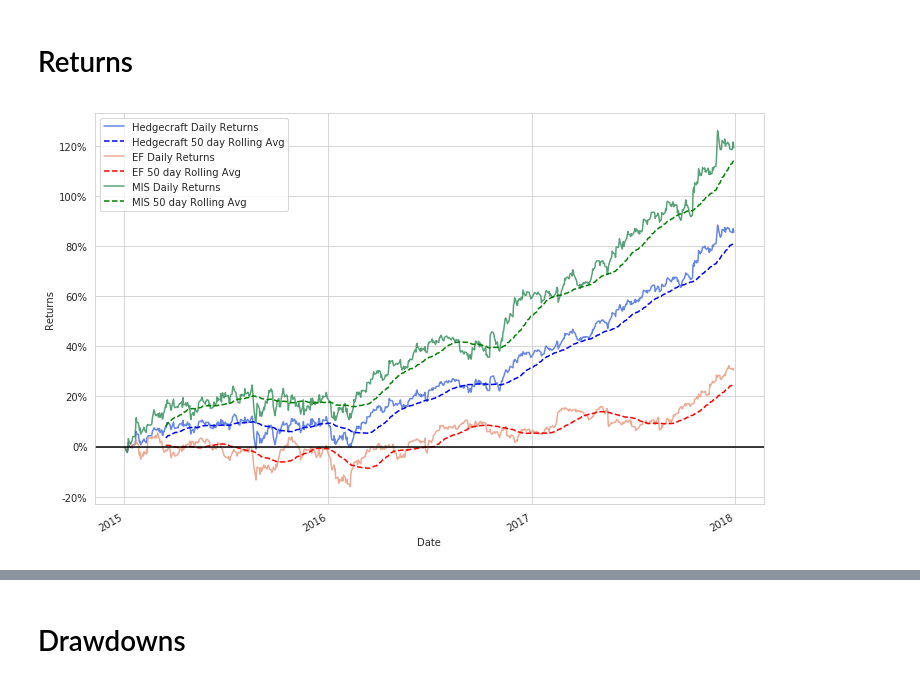
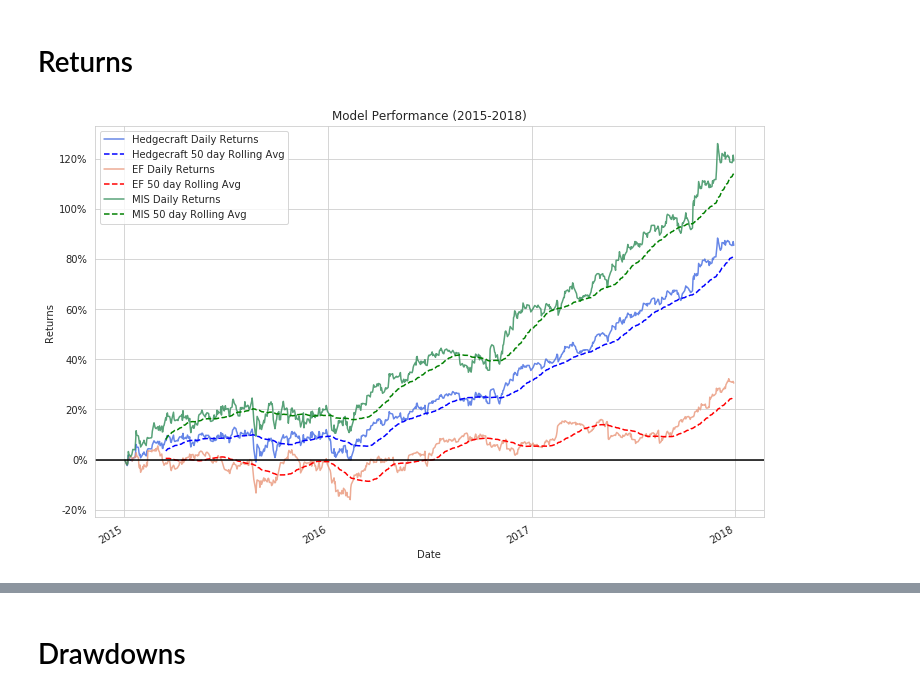
Before and after one commit to mayabenowitz/Hedgecraft, a Jupyter notebook: notebooks/Hedgecraft.ipynb, the cells around one changed output, grey strips where cells are left out. Saved outputs shown, nothing was run; the diff lists cells and outputs as text; code cells hidden in the pictures.

```diff
--- a/notebooks/Hedgecraft.ipynb
+++ b/notebooks/Hedgecraft.ipynb
@@ -1071,43 +1071,33 @@ weights = nx.communicability_betweenness_centrality(H_master)
 # dictionary comprehension of communicability centrality for the maximum independent set
 mis_weights = {key: weights[key] for key in list(max_ind_set)}
 
-# iterates over the key, value pairs in the weights dict
-for key, value in weights.items():
+def centrality_to_weights(weights):
 
-    # takes the inverse of the communicability betweeness centrality of each asset
-    weights[key] = 1/value
+    # iterates over the key, value pairs in the weights dict
+    for key, value in weights.items():
 
-# normalization parameter for all weights to add to 1
-norm = 1.0 / sum(weights.values())
+        # takes the inverse of the communicability betweeness centrality of each asset
+        weights[key] = 1/value
 
-# iterates over the keys (stocks) in the weights dict
-for key in weights:
+    # normalization parameter for all weights to add to 1
+    norm = 1.0 / sum(weights.values())
 
-    # updates each key value to the normalized value and rounds to 3 decimal places
-    weights[key] = round(weights[key] * norm, 3)
+    # iterates over the keys (stocks) in the weights dict
+    for key in weights:
+
+        # updates each key value to the normalized value and rounds to 3 decimal places
+        weights[key] = round(weights[key] * norm, 3)
+
+    return weights
+
+print(centrality_to_weights(weights))
 
 ##########################################################################################
 # Hedgecraft MIS weights
 ##########################################################################################
 
-# iterates over every key, value pair in mis_weights dict
-for key, value in mis_weights.items():
-
-    # takes the inverse of the communicability betweeness centrality of each asset
-    mis_weights[key] = 1/value
-
-# normalization parameter for all mis weights to add to 1
-mis_norm = 1.0 / sum(mis_weights.values())
-
-# iterates over the keys (stocks) in the mis_weights dict
-for key in mis_weights:
-
-    # updates each key value to the normalized value and rounds to 3 decimal places
-    mis_weights[key] = round(mis_weights[key] * mis_norm, 3)
-
-print(weights)
 print('\n')
-print(mis_weights)
+print(centrality_to_weights(mis_weights))
 # %% [output]
 {'3M': 0.011, 'Altaba': 0.105, 'Amazon': 0.019, 'American Express': 0.011, 'Apple': 0.044, 'Boeing': 0.014, 'Caterpillar': 0.012, 'Chevron': 0.012, 'Cisco Systems': 0.011, 'Coca-Cola': 0.013, 'Exxon M ...
 
@@ -1612,31 +1647,32 @@ with sns.axes_style('whitegrid'):
     # aesthetically formats xticks
     xtick_formatter = AutoDateFormatter(xtick_locator)
 
 
     # returns pretty seaborn plot of hedgecraft returns and its 50 day rolling avg
     daily_roi_rate.plot(color='royalblue', alpha=0.8)
     rolling_50d_avg.plot(color='blue', ls='dashed')
 
     # returns pretty seaborn plot of EF returns and its 50 day rolling avg
     ef_daily_roi_rate.plot(color='darksalmon', alpha=0.8)
     ef_rolling_50d_avg.plot(color='red', ls='dashed')
 
     # returns pretty seaborn plot of hedgecraft MIS returns and its 50 day rolling avg
     mis_daily_roi_rate.plot(color='seagreen', alpha=0.8)
     mis_rolling_50d_avg.plot(color='green', ls='dashed')
 
     # renders xticks, sets ylabel, and turns legend on
     ax.xaxis.set_major_locator(xtick_locator)
     ax.xaxis.set_major_formatter(xtick_formatter)
+    ax.set_title('Model Performance (2015-2018)')
     ax.set_ylabel('Returns')
     ax.legend()
 
     # gets ytick labels and converts to pct format
     vals = ax.get_yticks()
     ax.set_yticklabels(['{:.0f}%'.format(x) for x in vals])
 
     # draws a horizontal line at 0, turns grid on
     plt.axhline(0, color='black');
     plt.tick_params(left=False, bottom=False)
 # %% [output]
-[figure, old version]
+[figure, new version]
```
Also changed, not shown: parts of 25 cells of this notebook.
